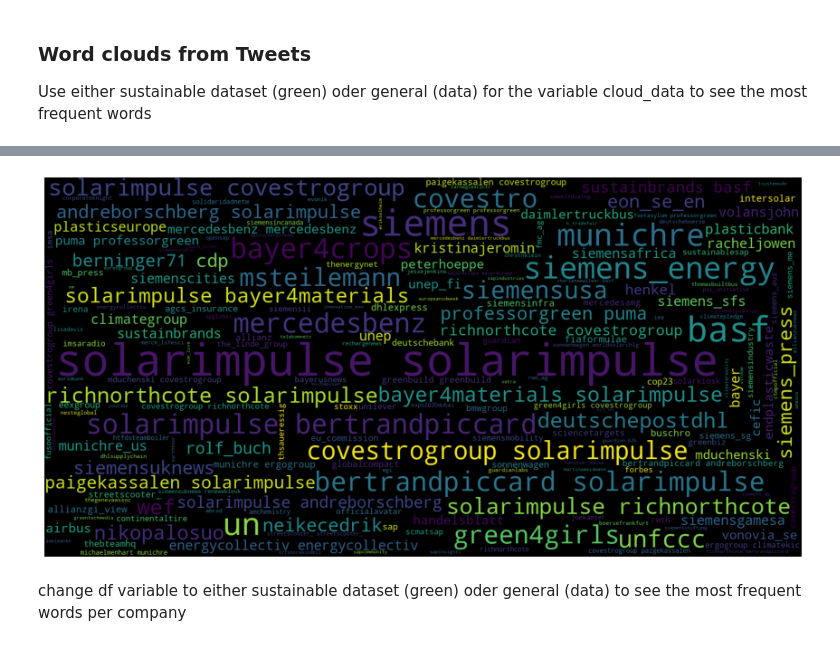
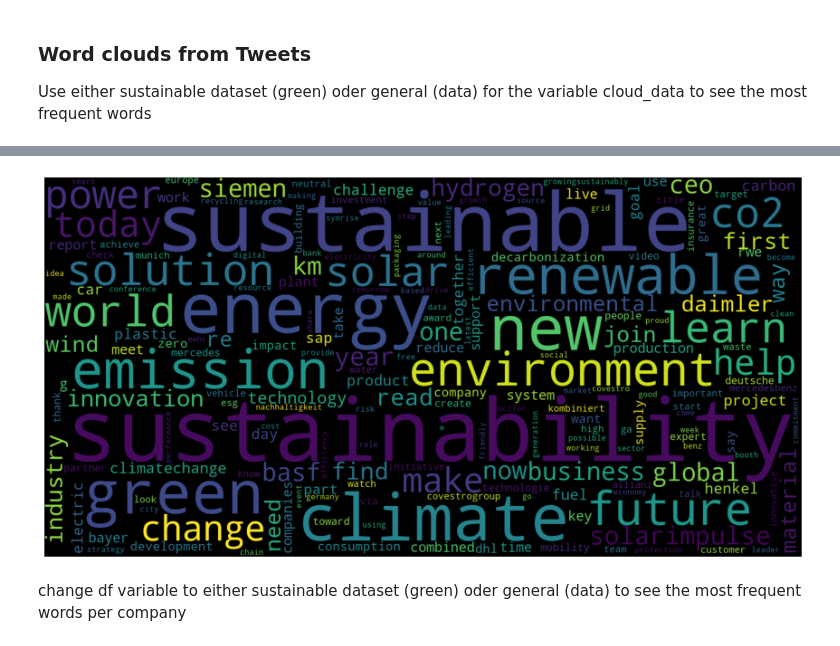
Before and after one commit to thea-kramer/greenwashing-detection, a Jupyter notebook: 6_TwitterWordDistributions.ipynb, the cells around one changed output, grey strips where cells are left out. Drawn from its saved outputs; the diff is of its cells as text; code cells hidden in the pictures.

```diff
--- a/6_TwitterWordDistributions.ipynb
+++ b/6_TwitterWordDistributions.ipynb
@@ -73,12 +57,15 @@ df
 # %%
+import nltk
+nltk.download('stopwords')
+
 cloud_data = df
-cloud_column = 'user_mentions_wordcloud' #change to 'Tweets' or 'hashtag_wordcloud' or 'user_mentions_wordcloud'
+cloud_column = 'Tweets' #change to 'Tweets' or 'hashtag_wordcloud' or 'user_mentions_wordcloud'
 
-#cloud_data['Tweets_lower'] = cloud_data[cloud_column].astype(str)
+cloud_data[cloud_column] = cloud_data[cloud_column].astype(str)
 cloud_data[cloud_column] = [entry.lower() for entry in cloud_data[cloud_column]]
 text = ' '.join(cloud_data[cloud_column])
 stop_words = ["https", "co", "t", "amp","li","e","rt","s", "x","ly","bit","u", "us"] + list(STOPWORDS) + stopwords.words('german')
-wordcloud = WordCloud(width=1600, height=800, stopwords = stop_words).generate(str(text))
+wordcloud = WordCloud(width=1600, height=800, stopwords = stop_words, collocations=False).generate(str(text))
 
 plt.figure( figsize=(15,8))
 plt.imshow(wordcloud)
@@ -88,4 +78,4 @@ plt.show()
-[figure, old version]
+[figure, new version]
 # %% [markdown]
 change df variable to either sustainable dataset (green) oder general (data) to see the most frequent words per company
 # %%
```
Also changed, not shown: parts of 5 cells of this notebook, 4 other files.
